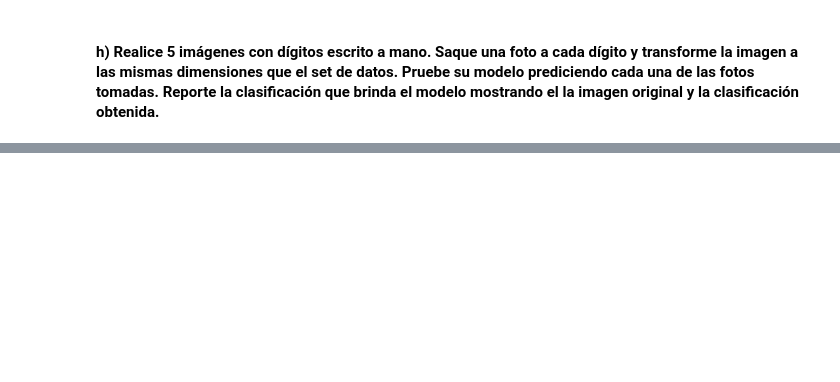
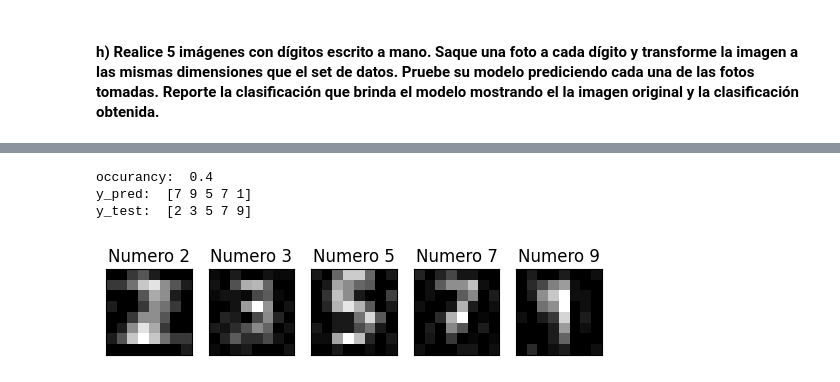
Before and after one commit to johnnyzaet08/CE5506-Pattern_Recognition, a Jupyter notebook: Trabajo_en_clase_1/Untitled.ipynb, the cells around one changed output, grey strips where cells are left out. Cells and saved outputs as stored; diff of their text form; code cells hidden in the pictures; blank space fills up the shorter version.

Commit message:
Completed the problem, add the images and prove the algorithm with this images

```diff
--- a/Trabajo_en_clase_1/Untitled.ipynb
+++ b/Trabajo_en_clase_1/Untitled.ipynb
@@ -263,6 +261,8 @@ import pandas as pd
 
 test_values_k = [2,3,5,7,8,10,11]
 accurancy_our = []
+
+our_classifier = None
 
 for k in test_values_k:
     our_classifier = KNearestNeighbors(training_data, training_target, n_neighbors=k, n_classes=10)
@@ -318,0 +346,40 @@ print(df.to_string(index=False))
+# %%
+import matplotlib.pyplot as plt
+import numpy as np
+
+numbers_test = [2, 3, 5, 7, 9]
+images_test = []
+
+fig, axs = plt.subplots(1, 5)
+plt.gray()
+
+j = 0
+for i in numbers_test:
+    image = Image.open(f'number{i}.jpeg')
+    image = np.array(image)
+    axs.flat[j].imshow(image)
+    axs.flat[j].set_title(f'Numero {i}')
+    axs.flat[j].set_xticks([])
+    axs.flat[j].set_yticks([])
+    j += 1
+    image = image.flatten()
+    images_test.append(image)
+
+
+images_test = np.array(images_test)
+numbers_test = np.array(numbers_test)
+
+#predict = our_classifier.predict(images)
+
+
+our_accuracy_u_test, y_pred_u_test, y_test_u_test = our_classifier.score(images_test, numbers_test, weights='uniform')
+print("occurancy: ", our_accuracy_u_test)
+print("y_pred: ", y_pred_u_test)
+print("y_test: ", y_test_u_test)
+
+plt.show()
+# %% [output]
+occurancy:  0.4
+y_pred:  [7 9 5 7 1]
+y_test:  [2 3 5 7 9]
+[figure, added]
```
Also changed, not shown: parts of 3 cells of this notebook, 15 other files.
